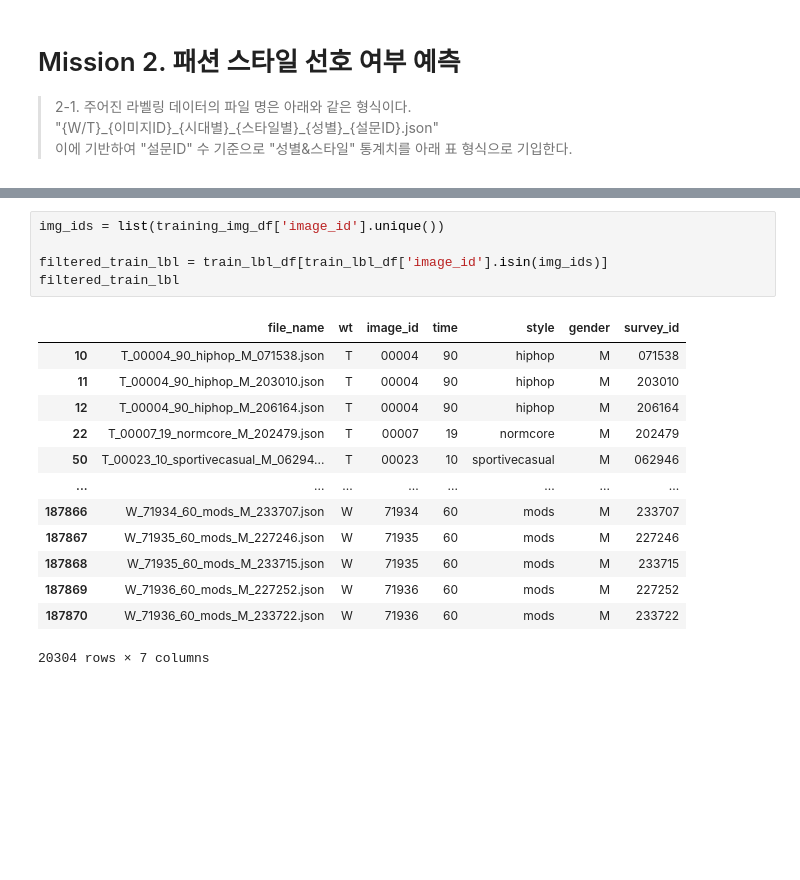
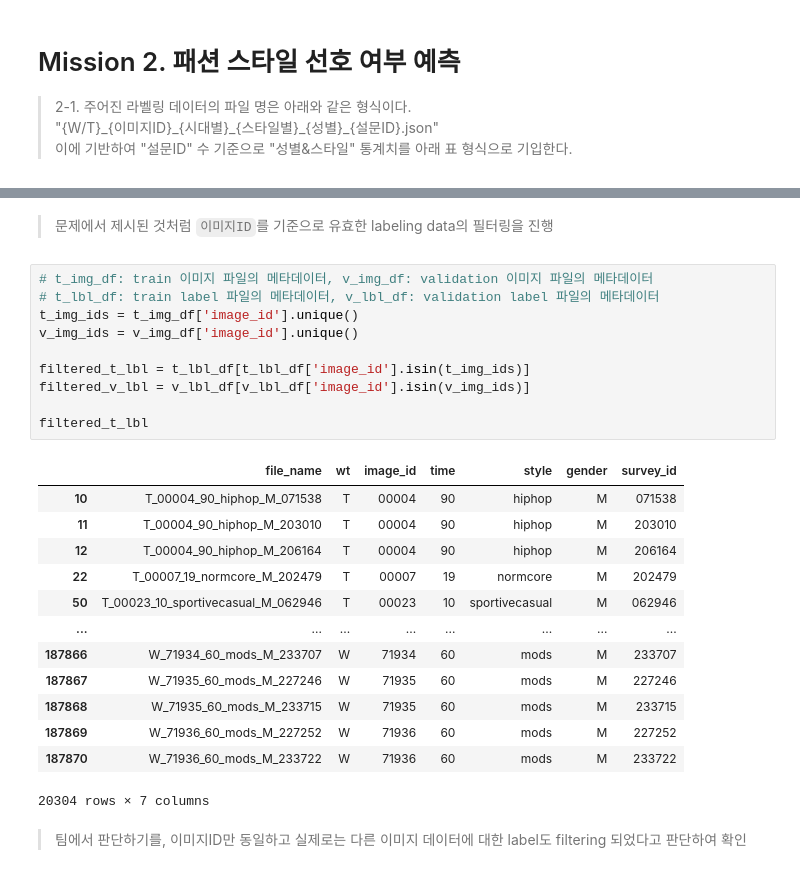
Before and after one commit to editdiary/DCC, a Jupyter notebook: Mission2/mission2-1.ipynb, the cells around one changed output, grey strips where cells are left out. Saved outputs shown, nothing was run; the diff lists cells and outputs as text; blank space fills up the shorter version.

```diff
--- a/Mission2/mission2-1.ipynb
+++ b/Mission2/mission2-1.ipynb
@@ -152,19 +162,28 @@ train image: 211346, validation image: 36383
-# %%
-img_ids = list(training_img_df['image_id'].unique())
-
-filtered_train_lbl = train_lbl_df[train_lbl_df['image_id'].isin(img_ids)]
-filtered_train_lbl
-# %% [output]
-|  | file_name | wt | image_id | time | style | gender | survey_id |
-| 10 | T_00004_90_hiphop_M_071538.json | T | 00004 | 90 | hiphop | M | 071538 |
-| 11 | T_00004_90_hiphop_M_203010.json | T | 00004 | 90 | hiphop | M | 203010 |
-| 12 | T_00004_90_hiphop_M_206164.json | T | 00004 | 90 | hiphop | M | 206164 |
-| 22 | T_00007_19_normcore_M_202479.json | T | 00007 | 19 | normcore | M | 202479 |
-| 50 | T_00023_10_sportivecasual_M_06294... | T | 00023 | 10 | sportivecasual | M | 062946 |
-| ... | ... | ... | ... | ... | ... | ... | ... |
-| 187866 | W_71934_60_mods_M_233707.json | W | 71934 | 60 | mods | M | 233707 |
-| 187867 | W_71935_60_mods_M_227246.json | W | 71935 | 60 | mods | M | 227246 |
-| 187868 | W_71935_60_mods_M_233715.json | W | 71935 | 60 | mods | M | 233715 |
-| 187869 | W_71936_60_mods_M_227252.json | W | 71936 | 60 | mods | M | 227252 |
-| 187870 | W_71936_60_mods_M_233722.json | W | 71936 | 60 | mods | M | 233722 |
-20304 rows × 7 columns
+# %% [markdown]
+> 문제에서 제시된 것처럼 `이미지ID`를 기준으로 유효한 labeling data의 필터링을 진행
+# %%
+# t_img_df: train 이미지 파일의 메타데이터, v_img_df: validation 이미지 파일의 메타데이터
+# t_lbl_df: train label 파일의 메타데이터, v_lbl_df: validation label 파일의 메타데이터
+t_img_ids = t_img_df['image_id'].unique()
+v_img_ids = v_img_df['image_id'].unique()
+
+filtered_t_lbl = t_lbl_df[t_lbl_df['image_id'].isin(t_img_ids)]
+filtered_v_lbl = v_lbl_df[v_lbl_df['image_id'].isin(v_img_ids)]
+
+filtered_t_lbl
+# %% [output]
+|  | file_name | wt | image_id | time | style | gender | survey_id |
+| 10 | T_00004_90_hiphop_M_071538 | T | 00004 | 90 | hiphop | M | 071538 |
+| 11 | T_00004_90_hiphop_M_203010 | T | 00004 | 90 | hiphop | M | 203010 |
+| 12 | T_00004_90_hiphop_M_206164 | T | 00004 | 90 | hiphop | M | 206164 |
+| 22 | T_00007_19_normcore_M_202479 | T | 00007 | 19 | normcore | M | 202479 |
+| 50 | T_00023_10_sportivecasual_M_062946 | T | 00023 | 10 | sportivecasual | M | 062946 |
+| ... | ... | ... | ... | ... | ... | ... | ... |
+| 187866 | W_71934_60_mods_M_233707 | W | 71934 | 60 | mods | M | 233707 |
+| 187867 | W_71935_60_mods_M_227246 | W | 71935 | 60 | mods | M | 227246 |
+| 187868 | W_71935_60_mods_M_233715 | W | 71935 | 60 | mods | M | 233715 |
+| 187869 | W_71936_60_mods_M_227252 | W | 71936 | 60 | mods | M | 227252 |
+| 187870 | W_71936_60_mods_M_233722 | W | 71936 | 60 | mods | M | 233722 |
+20304 rows × 7 columns
+# %% [markdown]
+> 팀에서 판단하기를, 이미지ID만 동일하고 실제로는 다른 이미지 데이터에 대한 label도 filtering 되었다고 판단하여 확인
```
Also changed, not shown: parts of 22 cells of this notebook, 8 other files.
